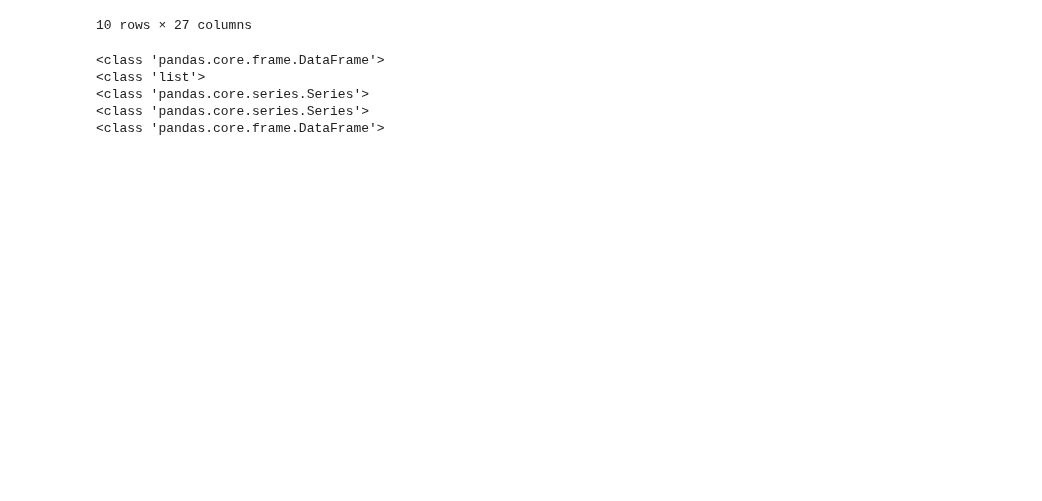
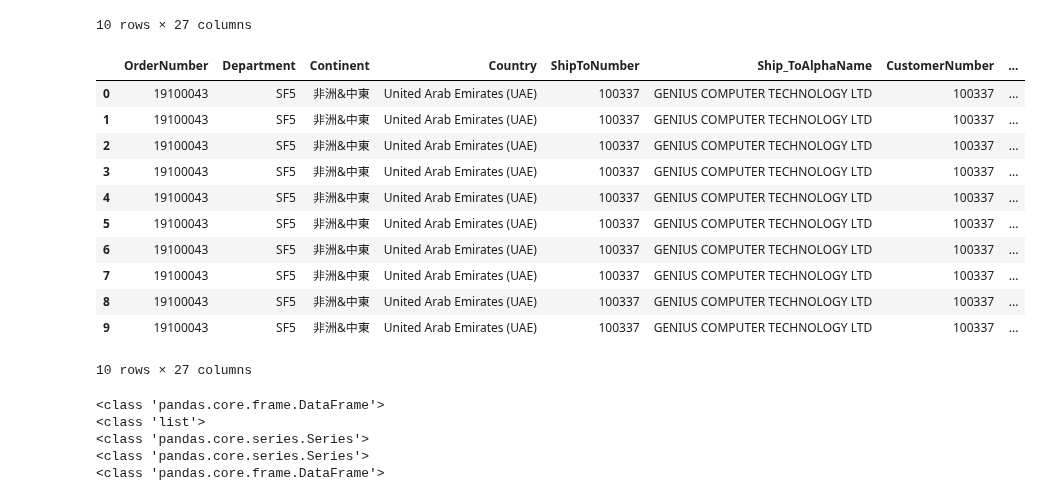
Before and after one commit to ricky4235/Python, a Jupyter notebook: 2_DataAnalysis/IPNB/T1_gd.ipynb, the cells around one changed output. Saved outputs shown, nothing was run; the diff lists cells and outputs as text; code cells hidden in the pictures; blank space fills up the shorter version.

```diff
--- a/2_DataAnalysis/IPNB/T1_gd.ipynb
+++ b/2_DataAnalysis/IPNB/T1_gd.ipynb
@@ -26,3 +28,29 @@ df.head(10)
+# %%
+import sqlite3
+import pandas as pd
+import numpy as np
+
+conn = sqlite3.connect(r'C:\Users\11004076\Documents\SQL Scripts\sqlite\genius_data.db')
+
+#資料載入
+sql = "SELECT * FROM '201701-202005' as May"
+df = pd.read_sql(sql, conn)
+df.head(10)
+
+#conn.close()
+# %% [output]
+|  | OrderNumber | Department | Continent | Country | ShipToNumber | Ship_ToAlphaName | CustomerNumber | ... |
+| 0 | 19100043 | SF5 | 非洲&中東 | United Arab Emirates (UAE) | 100337 | GENIUS COMPUTER TECHNOLOGY LTD | 100337 | ... |
+| 1 | 19100043 | SF5 | 非洲&中東 | United Arab Emirates (UAE) | 100337 | GENIUS COMPUTER TECHNOLOGY LTD | 100337 | ... |
+| 2 | 19100043 | SF5 | 非洲&中東 | United Arab Emirates (UAE) | 100337 | GENIUS COMPUTER TECHNOLOGY LTD | 100337 | ... |
+| 3 | 19100043 | SF5 | 非洲&中東 | United Arab Emirates (UAE) | 100337 | GENIUS COMPUTER TECHNOLOGY LTD | 100337 | ... |
+| 4 | 19100043 | SF5 | 非洲&中東 | United Arab Emirates (UAE) | 100337 | GENIUS COMPUTER TECHNOLOGY LTD | 100337 | ... |
+| 5 | 19100043 | SF5 | 非洲&中東 | United Arab Emirates (UAE) | 100337 | GENIUS COMPUTER TECHNOLOGY LTD | 100337 | ... |
+| 6 | 19100043 | SF5 | 非洲&中東 | United Arab Emirates (UAE) | 100337 | GENIUS COMPUTER TECHNOLOGY LTD | 100337 | ... |
+| 7 | 19100043 | SF5 | 非洲&中東 | United Arab Emirates (UAE) | 100337 | GENIUS COMPUTER TECHNOLOGY LTD | 100337 | ... |
+| 8 | 19100043 | SF5 | 非洲&中東 | United Arab Emirates (UAE) | 100337 | GENIUS COMPUTER TECHNOLOGY LTD | 100337 | ... |
+| 9 | 19100043 | SF5 | 非洲&中東 | United Arab Emirates (UAE) | 100337 | GENIUS COMPUTER TECHNOLOGY LTD | 100337 | ... |
+10 rows × 27 columns
 # %%
 #資料型態
 
```
Also changed, not shown: parts of 5 cells of this notebook, 9 other files.
